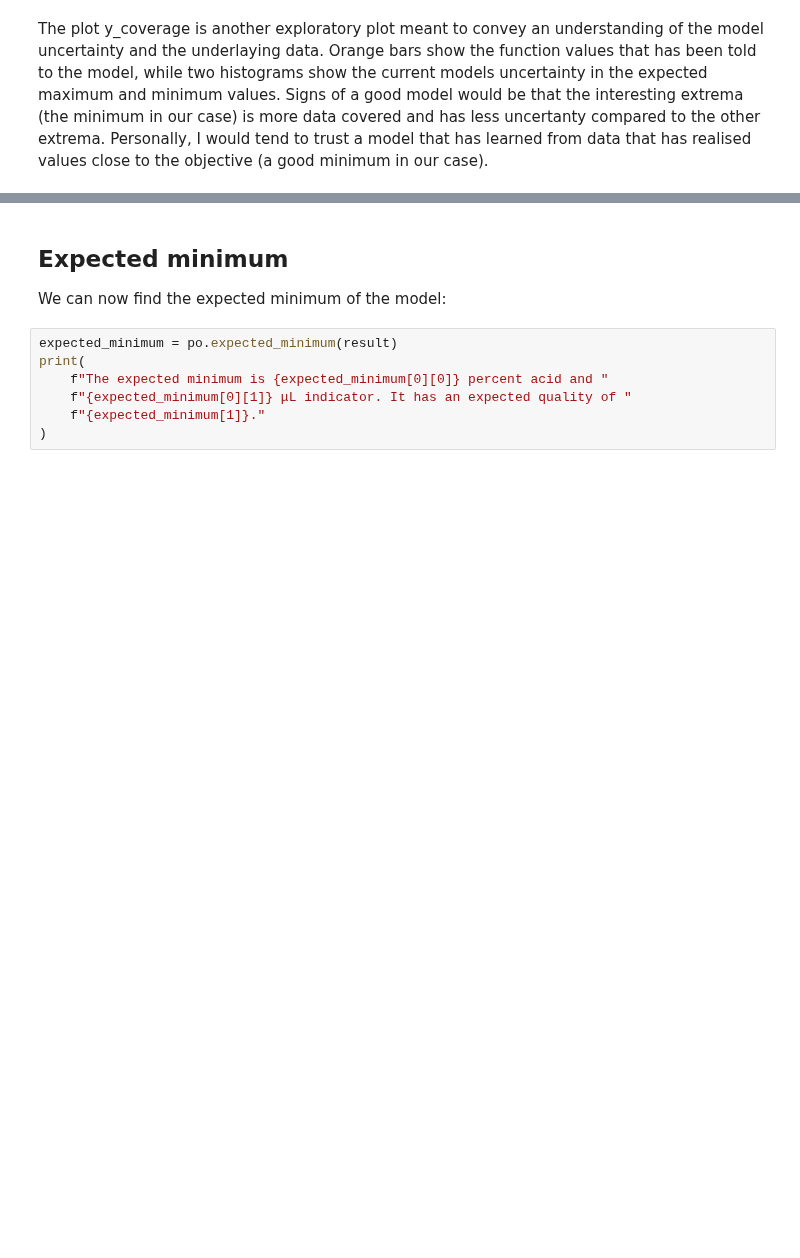
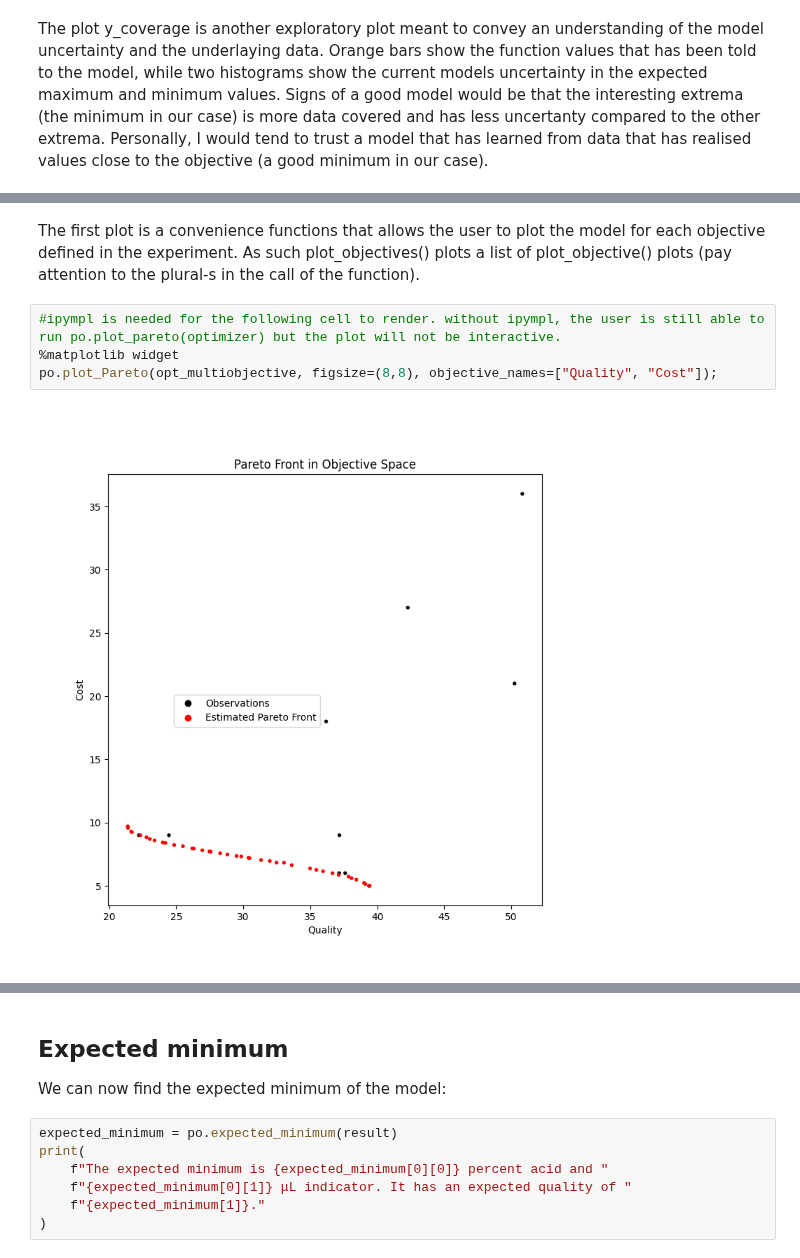
Before and after one commit to novonordisk-research/ProcessOptimizer, a Jupyter notebook: examples/color_pH.ipynb, the cells around one changed output, grey strips where cells are left out. Saved outputs shown, nothing was run; the diff lists cells and outputs as text; blank space fills up the shorter version.

```diff
--- a/examples/color_pH.ipynb
+++ b/examples/color_pH.ipynb
@@ -141,0 +157,8 @@ Would we want to paste images of pareto plotting(?)
+# %% [markdown]
+The first plot is a convenience functions that allows the user to plot the model for each objective defined in the experiment. As such plot_objectives() plots a list of plot_objective() plots (pay attention to the plural-s in the call of the function).
+# %%
+#ipympl is needed for the following cell to render. without ipympl, the user is still able to run po.plot_pareto(optimizer) but the plot will not be interactive.
+%matplotlib widget
+po.plot_Pareto(opt_multiobjective, figsize=(8,8), objective_names=["Quality", "Cost"]);
+# %% [output]
+[figure, added]
```
Also changed, not shown: parts of 7 cells of this notebook.
